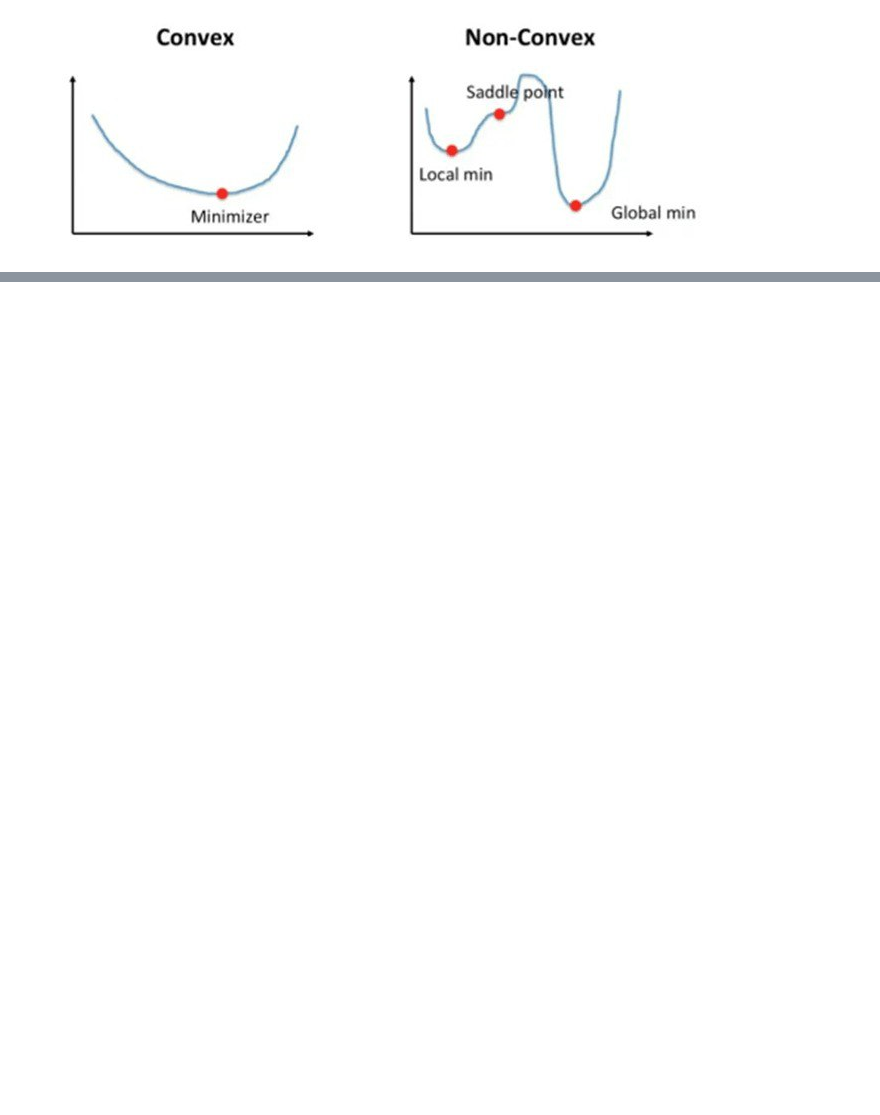
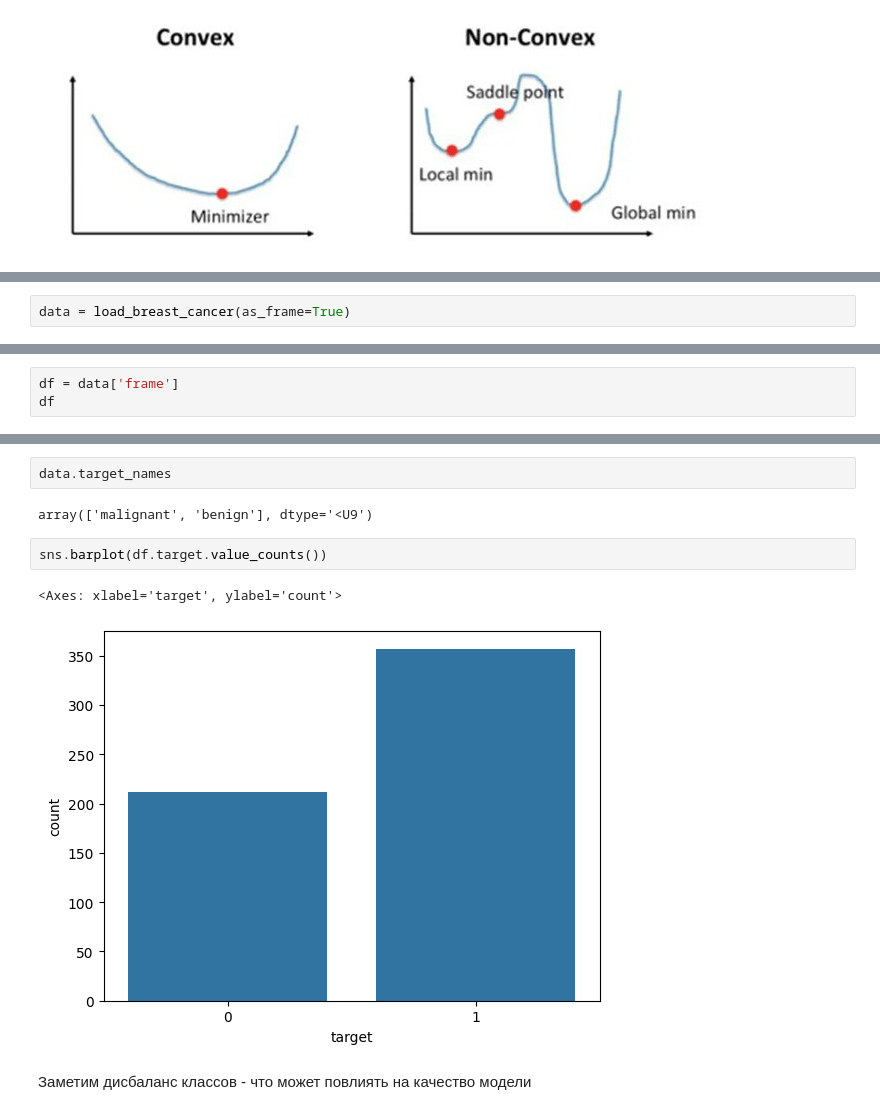
Before and after one commit to troiekurov-eng/OOP, a Jupyter notebook: Logistic_regression.ipynb, the cells around one changed output, grey strips where cells are left out. Cells and saved outputs as stored; diff of their text form; blank space fills up the shorter version.

```diff
--- a/Logistic_regression.ipynb
+++ b/Logistic_regression.ipynb
@@ -65,0 +104,2 @@ ax.legend()
+# %%
+data = load_breast_cancer(as_frame=True)
@@ -65,0 +110,3 @@ ax.legend()
+# %%
+df = data['frame']
+df
@@ -65,0 +134,11 @@ ax.legend()
+# %%
+data.target_names
+# %% [output]
+array(['malignant', 'benign'], dtype='<U9')
+# %%
+sns.barplot(df.target.value_counts())
+# %% [output]
+<Axes: xlabel='target', ylabel='count'>
+[figure, added]
+# %% [markdown]
+Заметим дисбаланс классов - что может повлиять на качество модели
```
Also changed, not shown: parts of 39 cells of this notebook.
